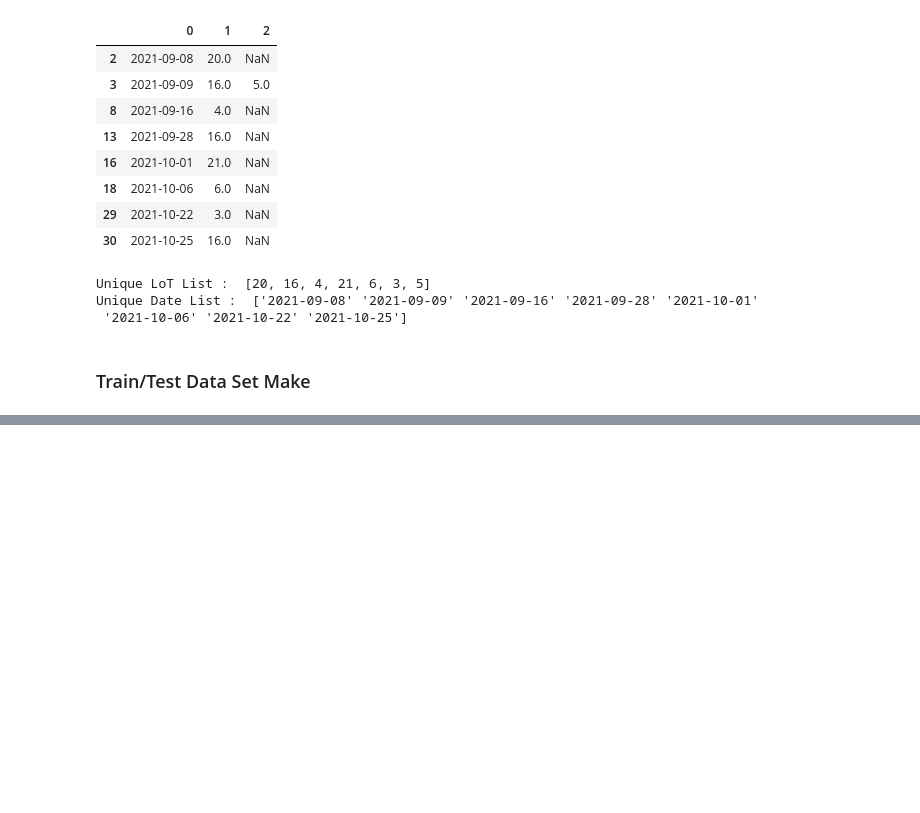
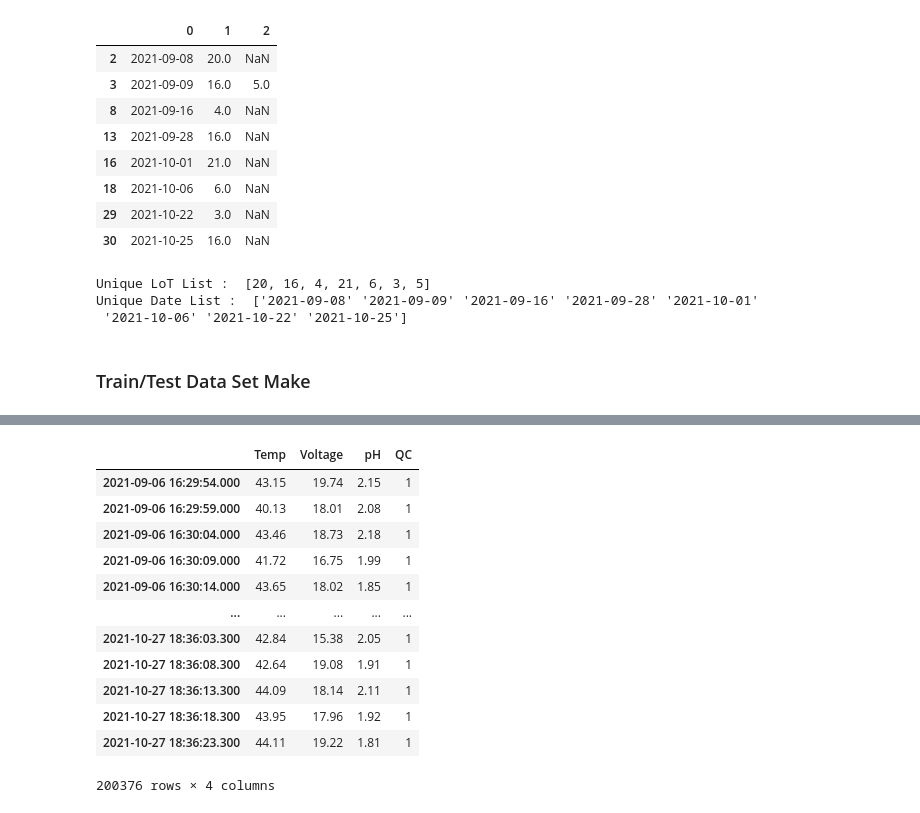
Before and after one commit to och5351/Bigdata_busan, a Jupyter notebook: ML/csy_DT/DT.ipynb, the cells around one changed output, grey strips where cells are left out. Drawn from its saved outputs; the diff is of its cells as text; code cells hidden in the pictures; blank space fills up the shorter version.

```diff
--- a/ML/csy_DT/DT.ipynb
+++ b/ML/csy_DT/DT.ipynb
@@ -172,0 +181,17 @@ Time
+# %%
+# Training Data
+X_data
+# %% [output]
+|  | Temp | Voltage | pH | QC |
+| 2021-09-06 16:29:54.000 | 43.15 | 19.74 | 2.15 | 1 |
+| 2021-09-06 16:29:59.000 | 40.13 | 18.01 | 2.08 | 1 |
+| 2021-09-06 16:30:04.000 | 43.46 | 18.73 | 2.18 | 1 |
+| 2021-09-06 16:30:09.000 | 41.72 | 16.75 | 1.99 | 1 |
+| 2021-09-06 16:30:14.000 | 43.65 | 18.02 | 1.85 | 1 |
+| ... | ... | ... | ... | ... |
+| 2021-10-27 18:36:03.300 | 42.84 | 15.38 | 2.05 | 1 |
+| 2021-10-27 18:36:08.300 | 42.64 | 19.08 | 1.91 | 1 |
+| 2021-10-27 18:36:13.300 | 44.09 | 18.14 | 2.11 | 1 |
+| 2021-10-27 18:36:18.300 | 43.95 | 17.96 | 1.92 | 1 |
+| 2021-10-27 18:36:23.300 | 44.11 | 19.22 | 1.81 | 1 |
+200376 rows × 4 columns
```
Also changed, not shown: parts of 42 cells of this notebook.
